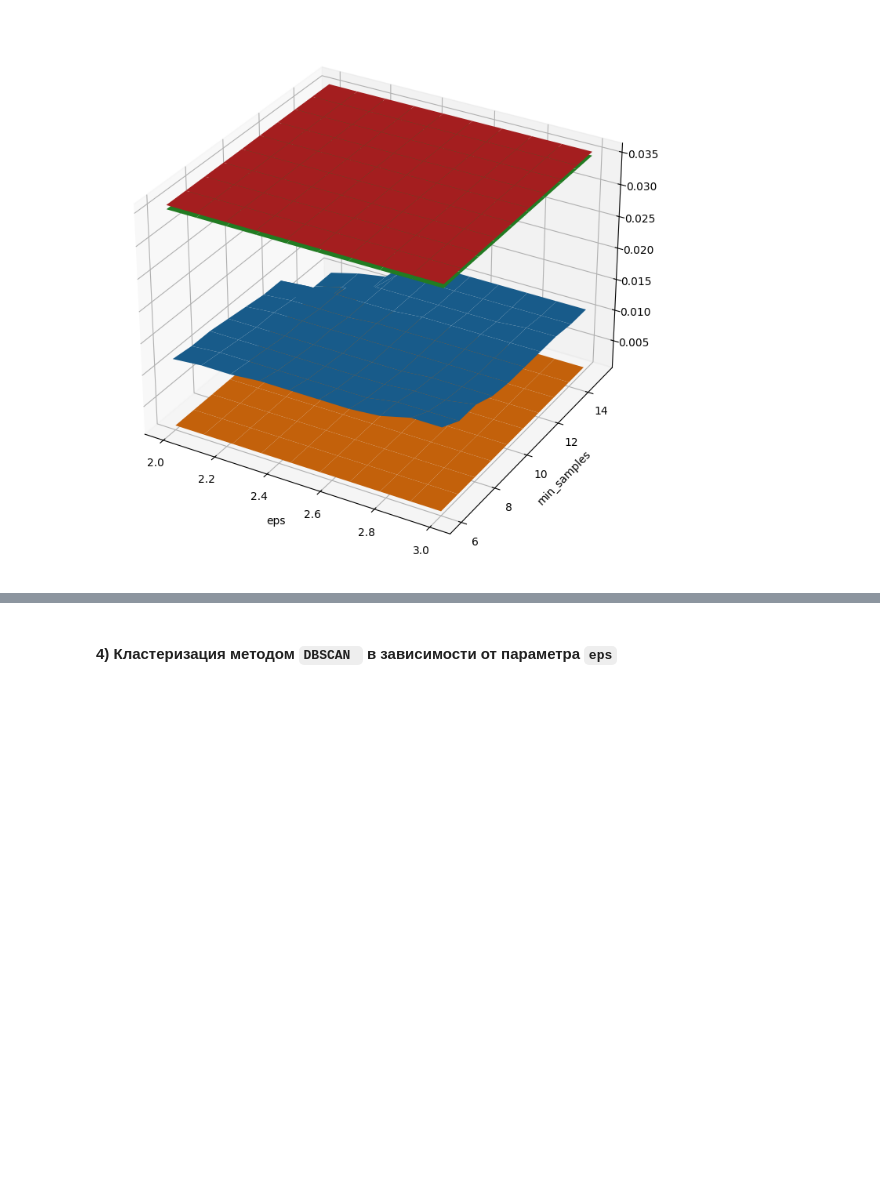
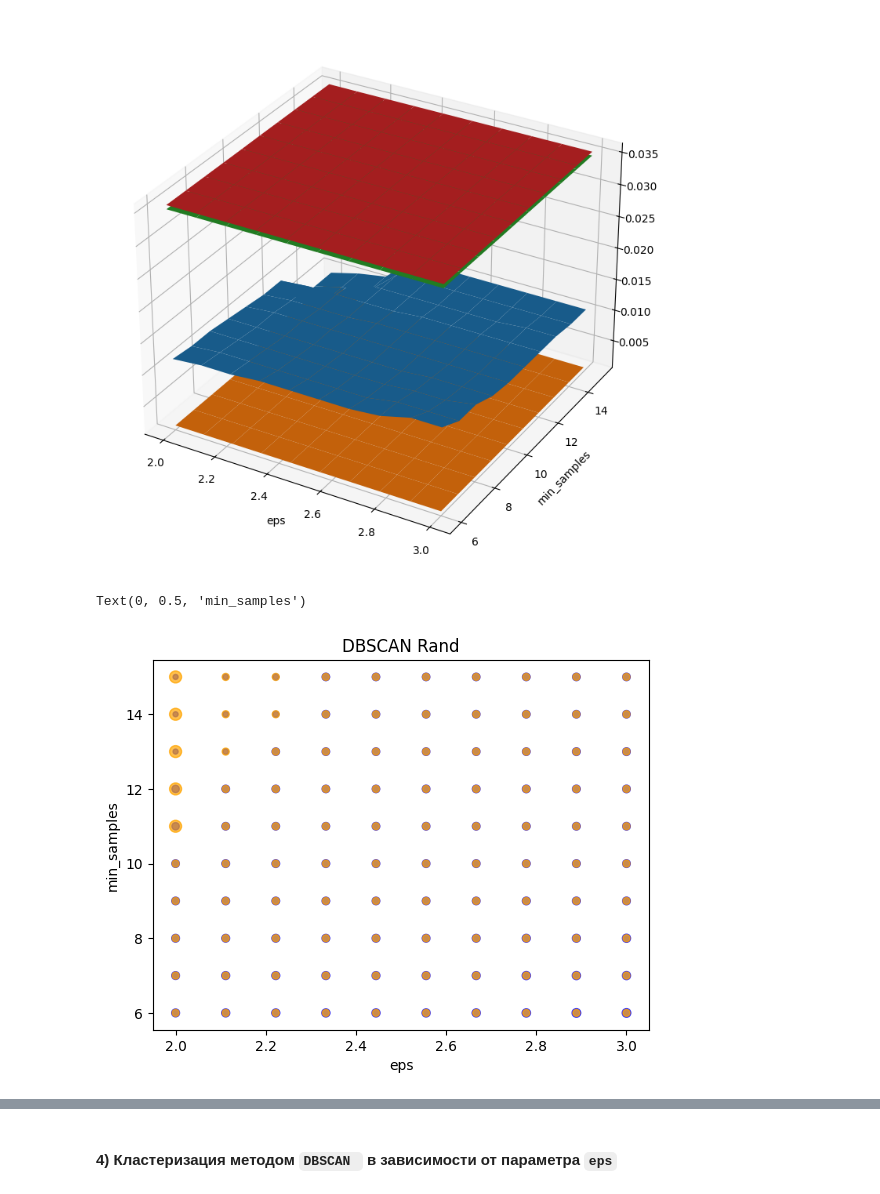
Before and after one commit to ulyagram77/Intelligent_Data_Analysis_Labs, a Jupyter notebook: Laboratorna4/lab4.ipynb, the cells around one changed output, grey strips where cells are left out. Drawn from its saved outputs; the diff is of its cells as text; code cells hidden in the pictures; blank space fills up the shorter version.

```diff
--- a/Laboratorna4/lab4.ipynb
+++ b/Laboratorna4/lab4.ipynb
@@ -153,3 +153,15 @@ ax.set_ylabel('min_samples')
 plt.show()
 # %% [output]
 [figure]
+# %%
+
+pyplot = lambda x, y, z, color: plt.scatter(x,y, s=(z/np.linalg.norm(z))*300, alpha=0.7, c = color)
+# %%
+pyplot(x, y, dbscan_normalized_rand, 'blue')
+pyplot(x, y, dbscan_unnormalized_rand, 'orange')
+plt.title("DBSCAN Rand")
+plt.xlabel('eps')
+plt.ylabel('min_samples')
+# %% [output]
+Text(0, 0.5, 'min_samples')
+[figure, added]
```
Also changed, not shown: parts of 1 cell of this notebook.
